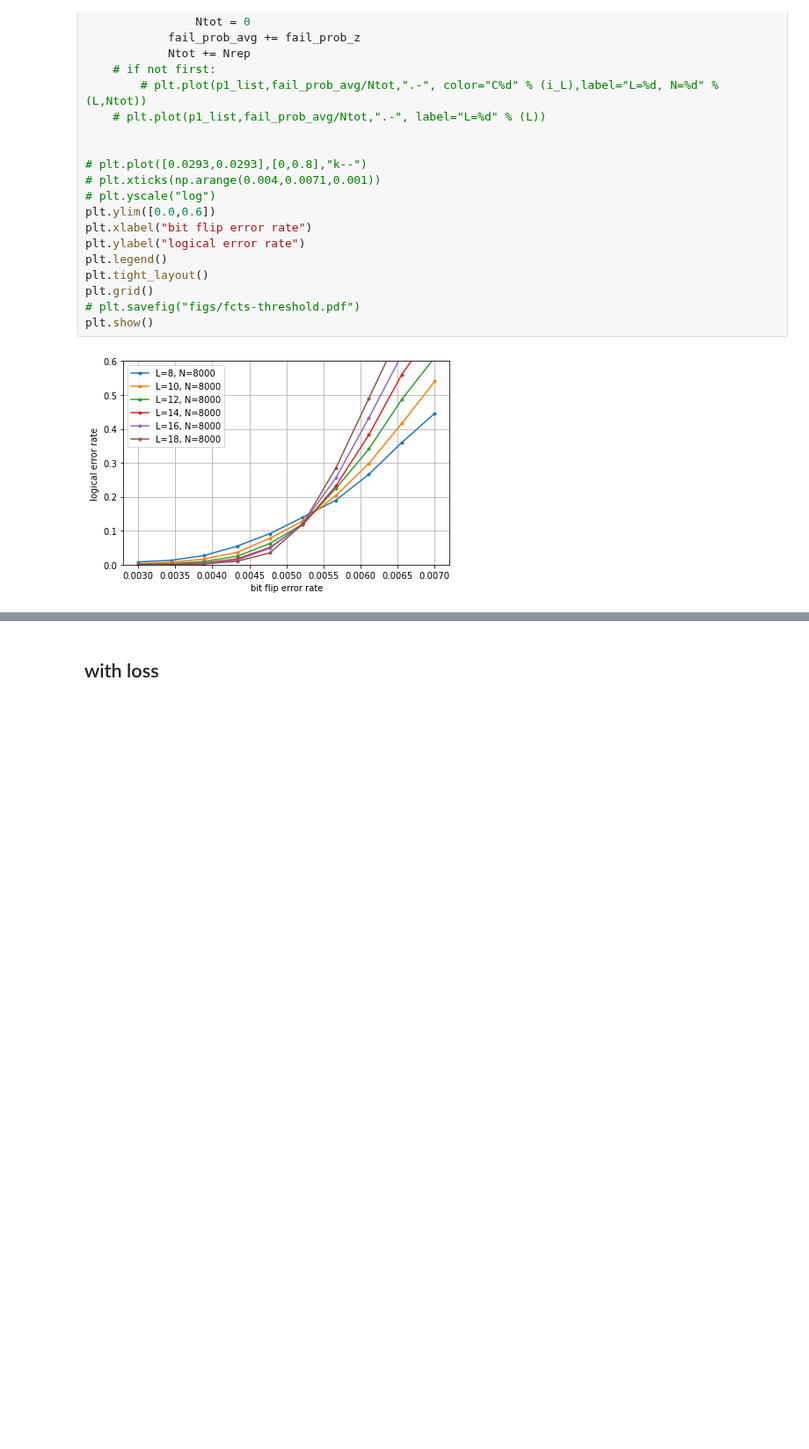
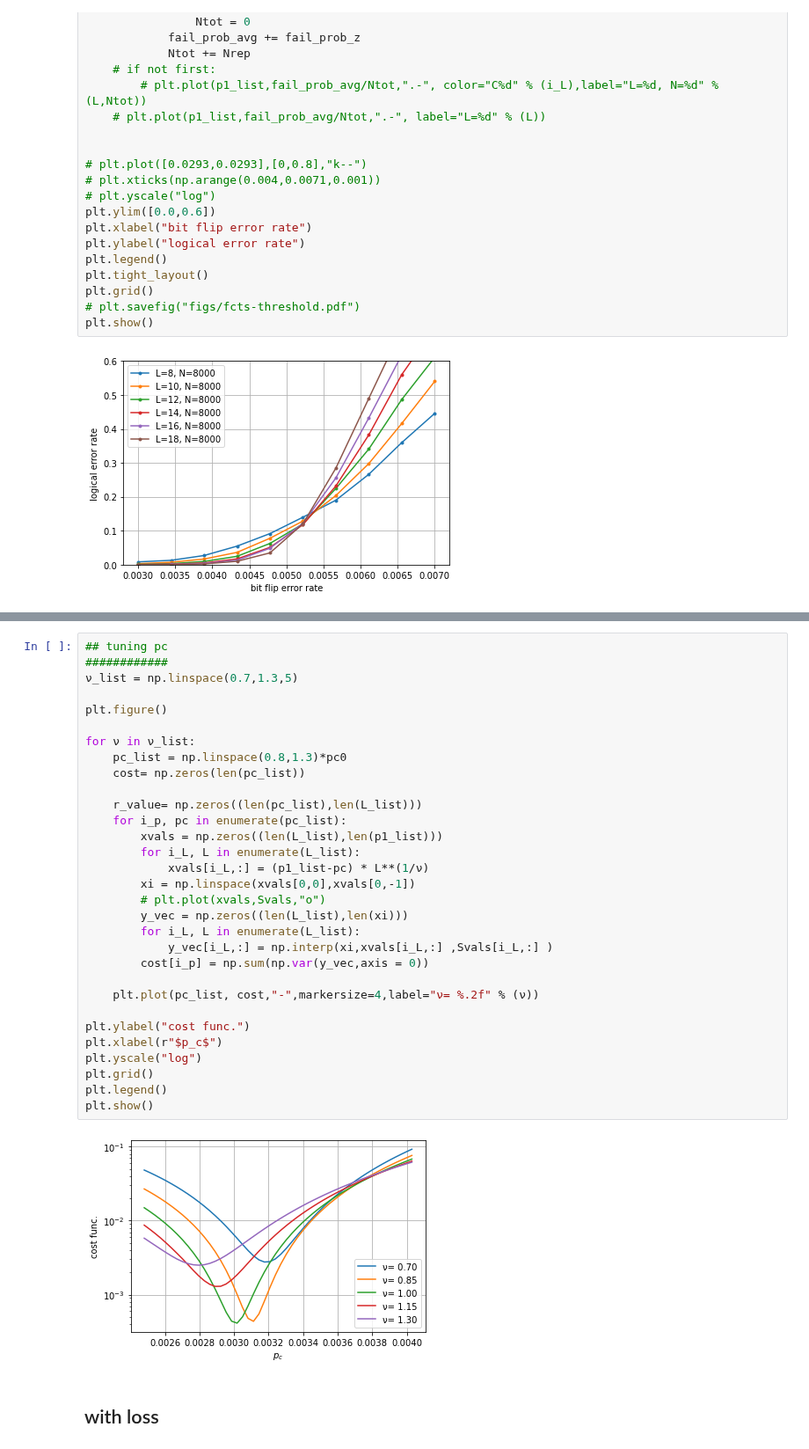
Before and after one commit to hassan-shap/quantum-emitter, a Jupyter notebook: pp_threshold_qdot.ipynb, the cells around one changed output, grey strips where cells are left out. Shown at 88% size. Cells and saved outputs as stored; diff of their text form; blank space fills up the shorter version.

```diff
--- a/pp_threshold_qdot.ipynb
+++ b/pp_threshold_qdot.ipynb
@@ -60,3 +147,36 @@ plt.show()
+# %%
+## tuning pc
+############
+ν_list = np.linspace(0.7,1.3,5)
+
+plt.figure()
+
+for ν in ν_list:
+    pc_list = np.linspace(0.8,1.3)*pc0
+    cost= np.zeros(len(pc_list))
+
+    r_value= np.zeros((len(pc_list),len(L_list)))
+    for i_p, pc in enumerate(pc_list):
+        xvals = np.zeros((len(L_list),len(p1_list)))
+        for i_L, L in enumerate(L_list):
+            xvals[i_L,:] = (p1_list-pc) * L**(1/ν)
+        xi = np.linspace(xvals[0,0],xvals[0,-1])
+        # plt.plot(xvals,Svals,"o")
+        y_vec = np.zeros((len(L_list),len(xi)))
+        for i_L, L in enumerate(L_list):
+            y_vec[i_L,:] = np.interp(xi,xvals[i_L,:] ,Svals[i_L,:] )
+        cost[i_p] = np.sum(np.var(y_vec,axis = 0))
+
+    plt.plot(pc_list, cost,"-",markersize=4,label="ν= %.2f" % (ν))
+
+plt.ylabel("cost func.")
+plt.xlabel(r"$p_c$")
+plt.yscale("log")
+plt.grid()
+plt.legend()
+plt.show()
+# %% [output]
+[figure, added]
 # %% [markdown]
 ## with loss
 # %%
```
Also changed, not shown: parts of 5 cells of this notebook, 38 other files.
